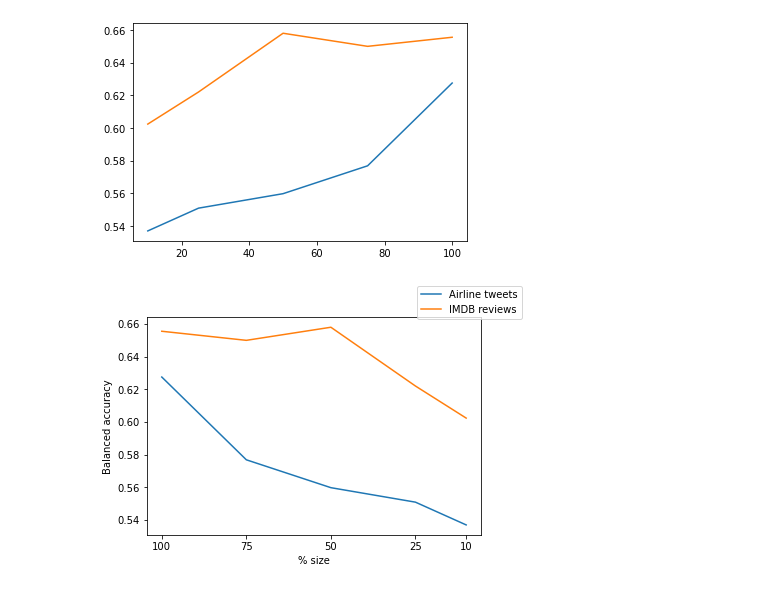
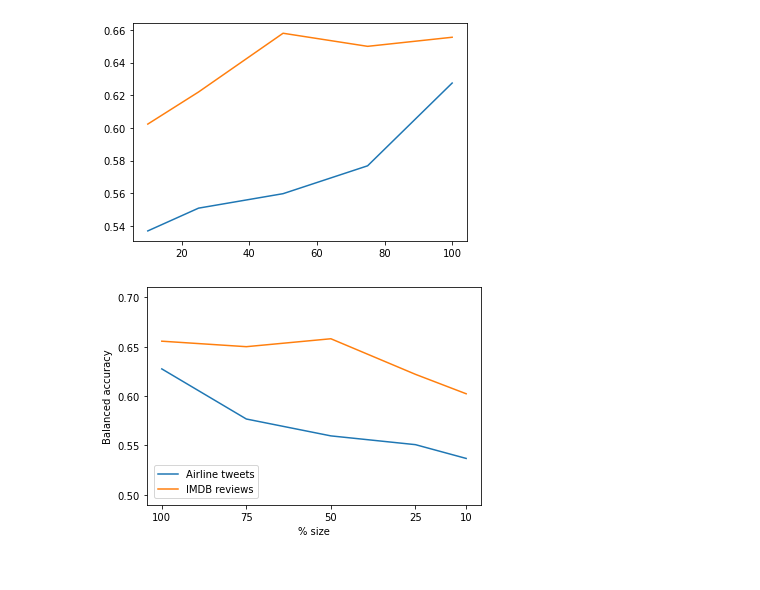
Before and after one commit to leddy231/kex, a Jupyter notebook: results/Results-Corpus-Size.ipynb, the cells around one changed output. Drawn from its saved outputs; the diff is of its cells as text; code cells hidden in the pictures.

```diff
--- a/results/Results-Corpus-Size.ipynb
+++ b/results/Results-Corpus-Size.ipynb
@@ -35,11 +35,13 @@ for dataset in datasets:
 # %%
 ax.invert_xaxis()
 ax.set_xlabel('% size')
 ax.set_ylabel('Balanced accuracy')
 ax.set_xticks(sizes)
+ax.set_yticks([0.5, 0.55, 0.6, 0.65, 0.7])
+ax.set_ybound(0.49, 0.71)
 fig.patch.set_alpha(1)
-fig.legend()
+fig.legend(loc='lower left', bbox_to_anchor=(0.13, 0.13))
 fig.savefig('./Results-Corpus-Size.png')
 fig
 # %% [output]
-[figure, old version]
+[figure, new version]
```
Also changed, not shown: 28 other files.
